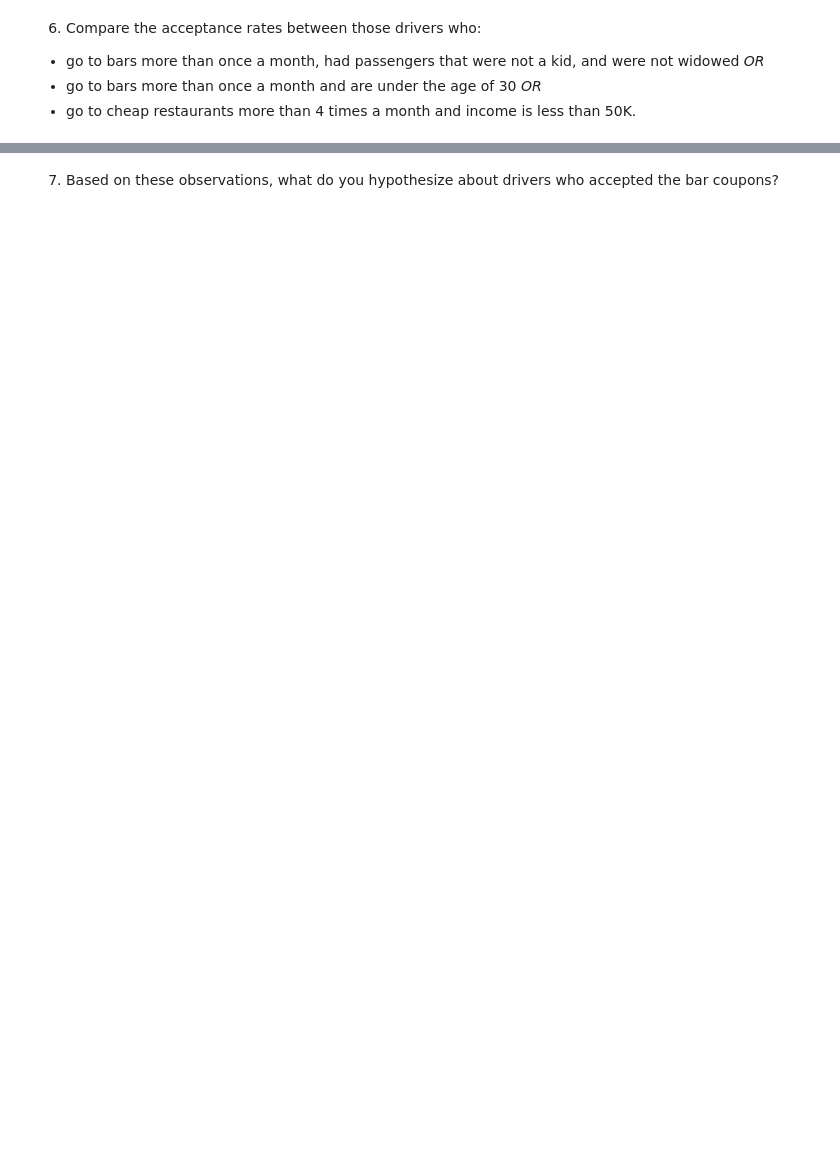
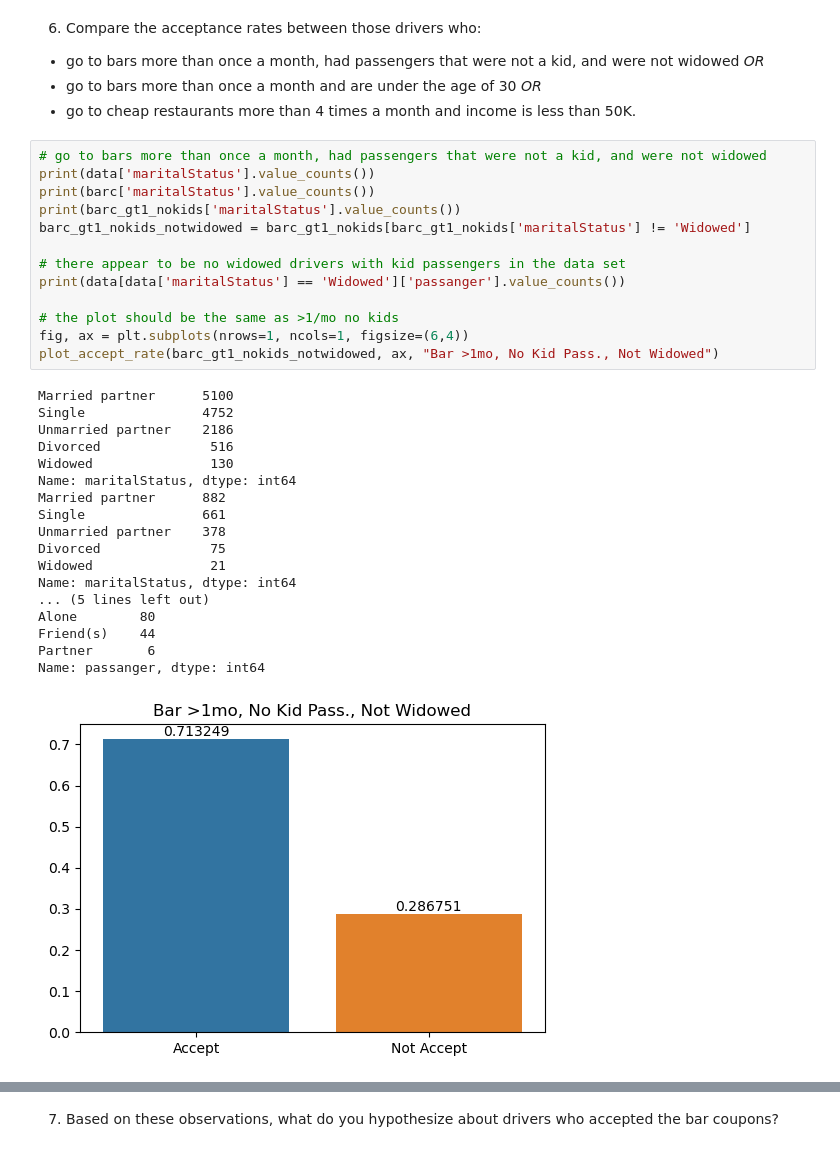
Before and after one commit to bwalsh125/assignment5_1, a Jupyter notebook: prompt.ipynb, the cells around one changed output, grey strips where cells are left out. Saved outputs shown, nothing was run; the diff lists cells and outputs as text; blank space fills up the shorter version.

```diff
--- a/prompt.ipynb
+++ b/prompt.ipynb
@@ -406,3 +440,35 @@ Name: Y, dtype: float64
 - go to bars more than once a month, had passengers that were not a kid, and were not widowed *OR*
 - go to bars more than once a month and are under the age of 30 *OR*
 - go to cheap restaurants more than 4 times a month and income is less than 50K.
+# %%
+# go to bars more than once a month, had passengers that were not a kid, and were not widowed
+print(data['maritalStatus'].value_counts())
+print(barc['maritalStatus'].value_counts())
+print(barc_gt1_nokids['maritalStatus'].value_counts())
+barc_gt1_nokids_notwidowed = barc_gt1_nokids[barc_gt1_nokids['maritalStatus'] != 'Widowed']
+
+# there appear to be no widowed drivers with kid passengers in the data set
+print(data[data['maritalStatus'] == 'Widowed']['passanger'].value_counts())
+
+# the plot should be the same as >1/mo no kids
+fig, ax = plt.subplots(nrows=1, ncols=1, figsize=(6,4))
+plot_accept_rate(barc_gt1_nokids_notwidowed, ax, "Bar >1mo, No Kid Pass., Not Widowed")
+# %% [output]
+Married partner      5100
+Single               4752
+Unmarried partner    2186
+Divorced              516
+Widowed               130
+Name: maritalStatus, dtype: int64
+Married partner      882
+Single               661
+Unmarried partner    378
+Divorced              75
+Widowed               21
+Name: maritalStatus, dtype: int64
+... (5 lines left out)
+Alone        80
+Friend(s)    44
+Partner       6
+Name: passanger, dtype: int64
+[figure, added]
```
Also changed, not shown: parts of 15 cells of this notebook.
